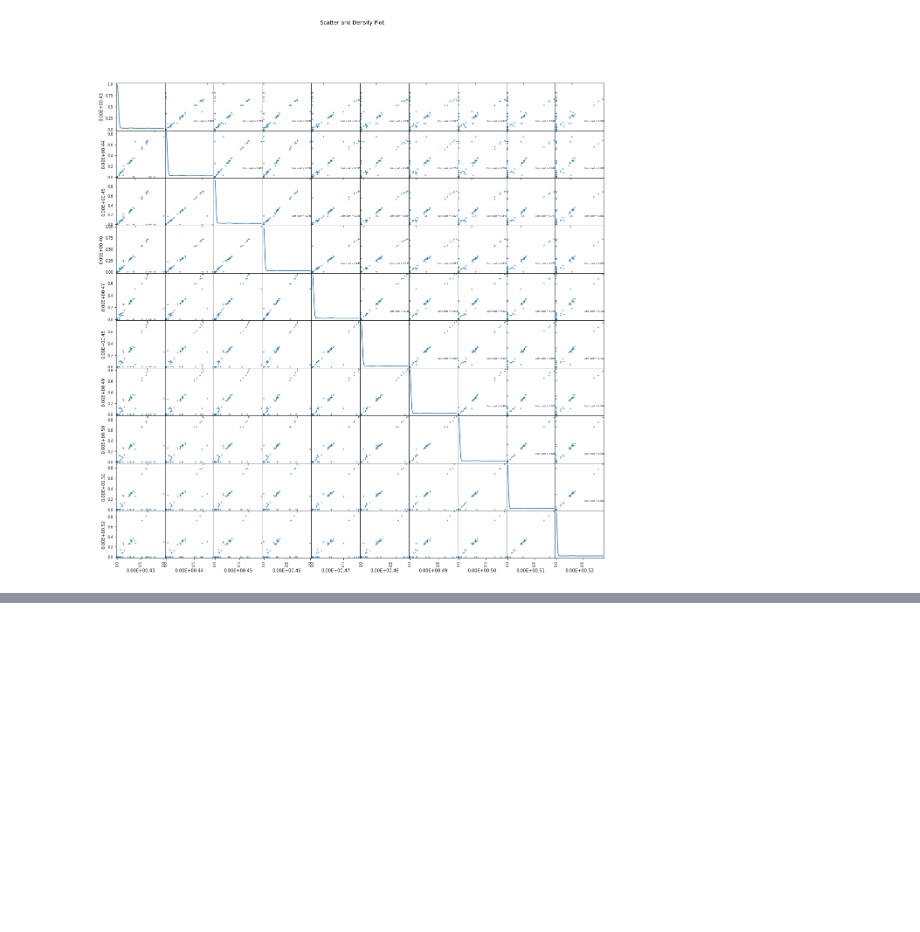
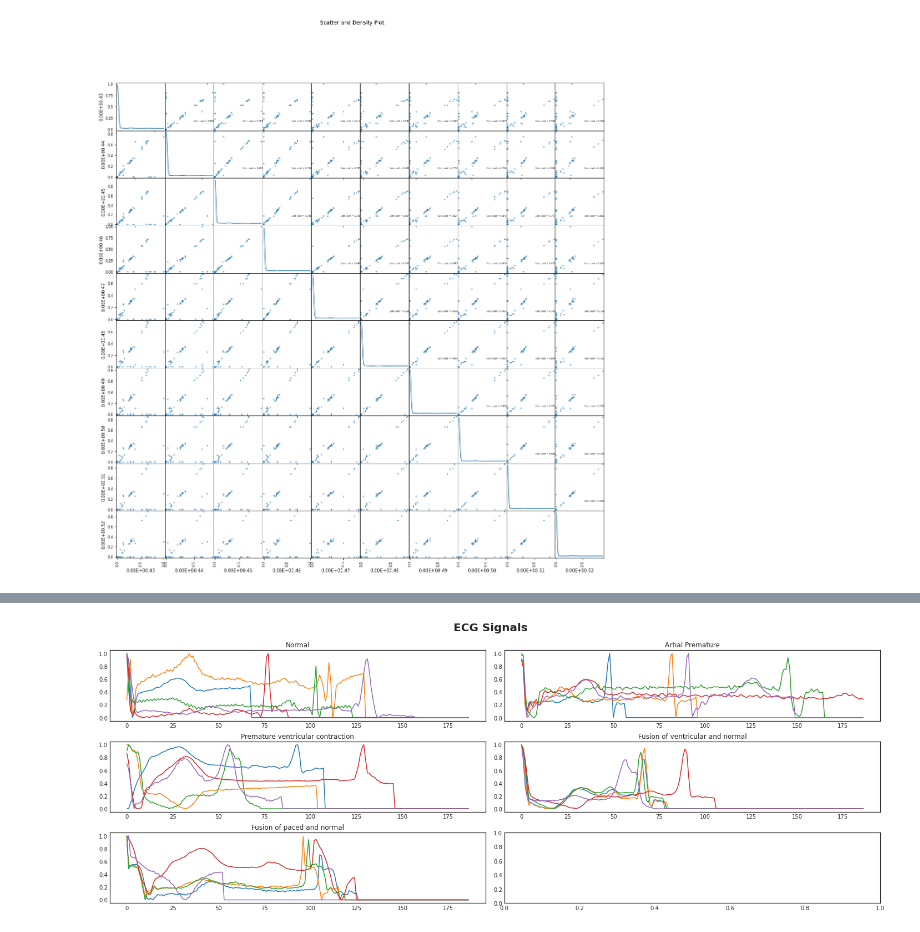
Before and after one commit to DS-Popeye/ECG-Heartbeat-Categorization, a Jupyter notebook: ECG_EDA_Analysis.ipynb, the cells around one changed output, grey strips where cells are left out. Saved outputs shown, nothing was run; the diff lists cells and outputs as text; code cells hidden in the pictures; blank space fills up the shorter version.

```diff
--- a/ECG_EDA_Analysis.ipynb
+++ b/ECG_EDA_Analysis.ipynb
@@ -208,0 +266,31 @@ plt.show()
+# %%
+id_to_label = {
+    0: "Normal",
+    1: "Artial Premature",
+    2: "Premature ventricular contraction",
+    3: "Fusion of ventricular and normal",
+    4: "Fusion of paced and normal"
+}
+df_mitbih['label'] = df_mitbih.iloc[:, -1].map(id_to_label)
+# %%
+N = 5
+samples = [df_mitbih.loc[df_mitbih['class'] == cls].sample(N) for cls in range(N)]
+titles = [id_to_label[cls] for cls in range(5)]
+
+with plt.style.context("seaborn-white"):
+    fig, axs = plt.subplots(3, 2, figsize=(20, 7))
+    for i in range(5):
+        ax = axs.flat[i]
+        ax.plot(samples[i].values[:,:-2].transpose())
+        ax.set_title(titles[i])
+        #plt.ylabel("Amplitude")
+
+    plt.tight_layout()
+    plt.suptitle("ECG Signals", fontsize=20, y=1.05, weight="bold")
+    plt.savefig(f"signals_per_class.svg",
+                    format="svg",bbox_inches='tight', pad_inches=0.2)
+
+    plt.savefig(f"signals_per_class.png",
+                    format="png",bbox_inches='tight', pad_inches=0.2)
+# %% [output]
+[figure, added]
```
Also changed, not shown: parts of 5 cells of this notebook.
